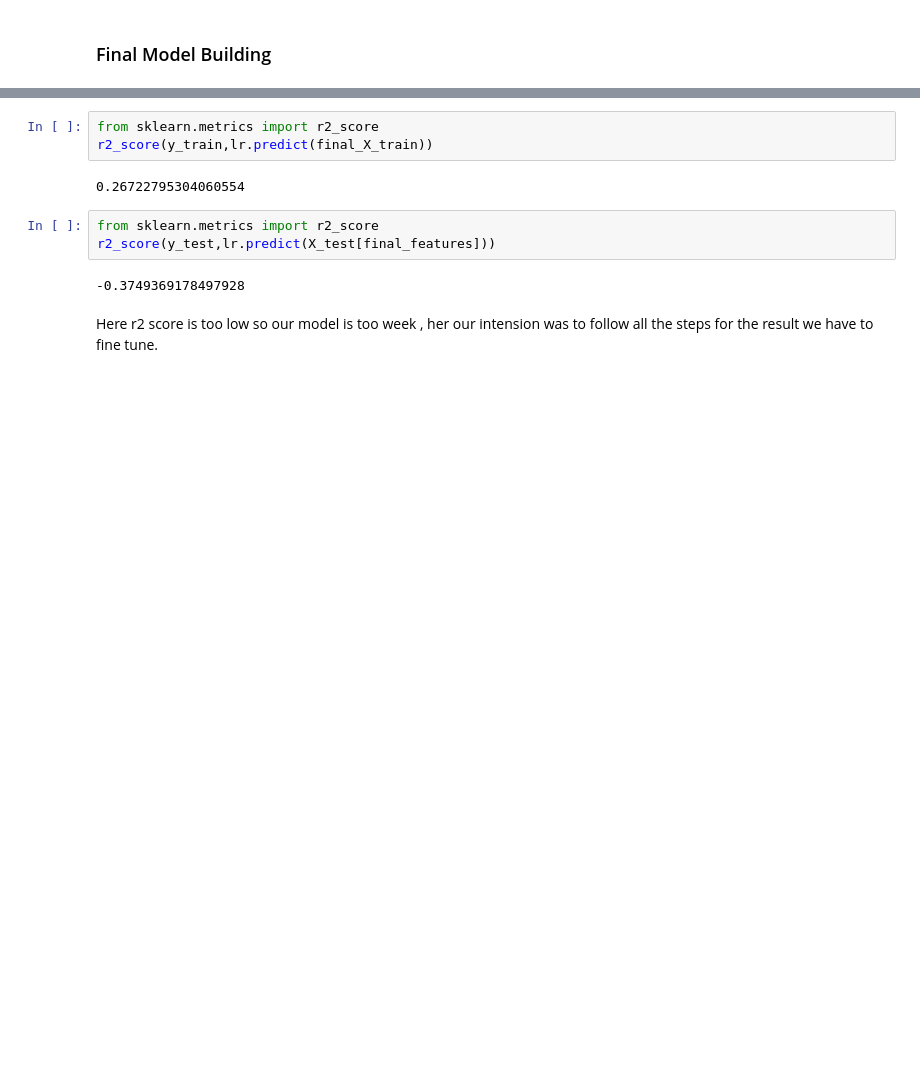
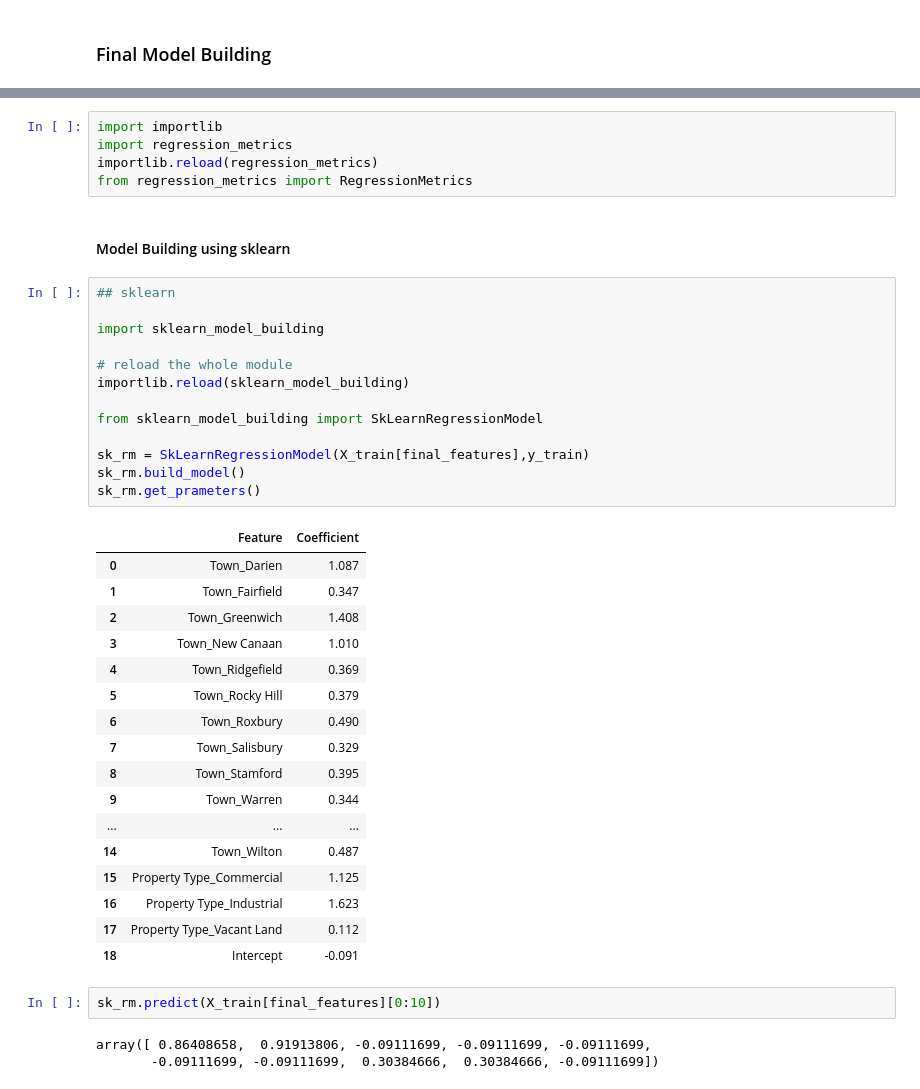
Before and after one commit to modelverseml/ml_linear_regression, a Jupyter notebook: linear_regression.ipynb, the cells around one changed output, grey strips where cells are left out. Drawn from its saved outputs; the diff is of its cells as text; blank space fills up the shorter version.

```diff
--- a/linear_regression.ipynb
+++ b/linear_regression.ipynb
@@ -475,12 +468,43 @@ lr = lr.fit(final_X_train,y_train)
-# %%
-from sklearn.metrics import r2_score
-r2_score(y_train,lr.predict(final_X_train))
-# %% [output]
-0.26722795304060554
-# %%
-from sklearn.metrics import r2_score
-r2_score(y_test,lr.predict(X_test[final_features]))
-# %% [output]
--0.3749369178497928
-# %% [markdown]
-Here r2 score is too low so our model is too week , her our intension was to follow all the steps for the result we have to fine tune.
+# %%
+import importlib
+import regression_metrics
+importlib.reload(regression_metrics)
+from regression_metrics import RegressionMetrics
+# %% [markdown]
+#### Model Building using sklearn
+# %%
+## sklearn
+
+import sklearn_model_building
+
+# reload the whole module
+importlib.reload(sklearn_model_building)
+
+from sklearn_model_building import SkLearnRegressionModel
+
+sk_rm = SkLearnRegressionModel(X_train[final_features],y_train)
+sk_rm.build_model()
+sk_rm.get_prameters()
+# %% [output]
+|  | Feature | Coefficient |
+| 0 | Town_Darien | 1.087 |
+| 1 | Town_Fairfield | 0.347 |
+| 2 | Town_Greenwich | 1.408 |
+| 3 | Town_New Canaan | 1.010 |
+| 4 | Town_Ridgefield | 0.369 |
+| 5 | Town_Rocky Hill | 0.379 |
+| 6 | Town_Roxbury | 0.490 |
+| 7 | Town_Salisbury | 0.329 |
+| 8 | Town_Stamford | 0.395 |
+| 9 | Town_Warren | 0.344 |
+| ... | ... | ... |
+| 14 | Town_Wilton | 0.487 |
+| 15 | Property Type_Commercial | 1.125 |
+| 16 | Property Type_Industrial | 1.623 |
+| 17 | Property Type_Vacant Land | 0.112 |
+| 18 | Intercept | -0.091 |
+# %%
+sk_rm.predict(X_train[final_features][0:10])
+# %% [output]
+array([ 0.86408658,  0.91913806, -0.09111699, -0.09111699, -0.09111699,
+       -0.09111699, -0.09111699,  0.30384666,  0.30384666, -0.09111699])
```
Also changed, not shown: parts of 19 cells of this notebook, 5 other files.
